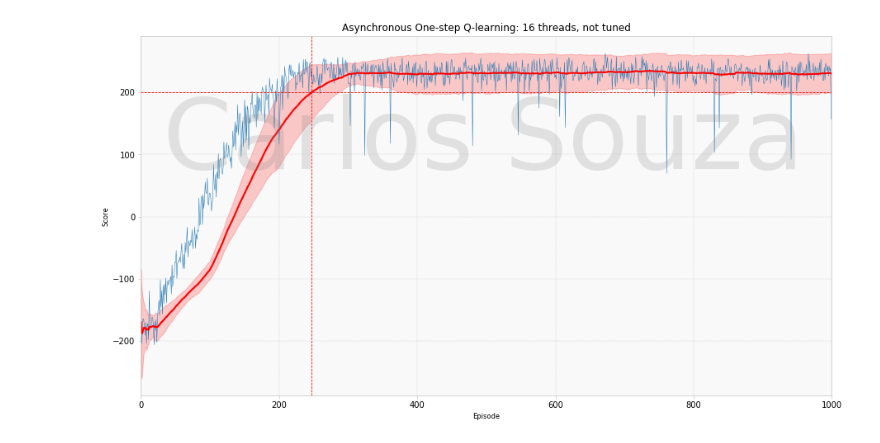
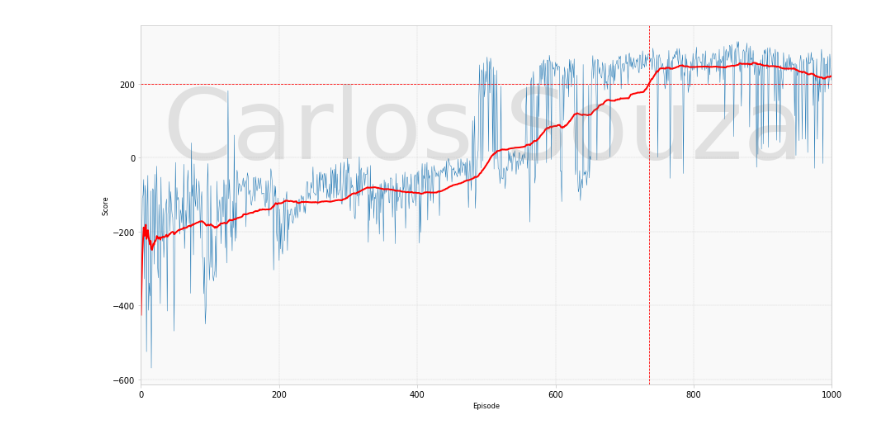
Before and after one commit to ucals/RLDM, a Jupyter notebook: project_2/plot_experiment.ipynb, the cells around one changed output. Saved outputs shown, nothing was run; the diff lists cells and outputs as text; code cells hidden in the pictures.

Commit message:
Finishing paper introduction and methods, and adding more experiments final results

```diff
--- a/project_2/plot_experiment.ipynb
+++ b/project_2/plot_experiment.ipynb
@@ -9,32 +9,39 @@ base_dir = 'experiments/e2_final'
 def load_experiment_df(filename):
     return pd.read_csv(filename, dtype={'episode': int}, index_col=0)
 # %%
-experiment = 'A'
+experiment = 'E08'
 
 df = load_experiment_df(f'{base_dir}/df_{experiment}.csv')
 fig, ax = plt.subplots(1, 1, figsize=(15, 8))
-ax.plot(df[['score_mean']], linewidth=0.5)
-ax.plot(df[['average_mean']], color='red', linewidth=2)
-ax.fill_between(df.index, df['average_mean'], df['average_mean'] + df['average_std'], color='red', alpha=0.2)
-ax.fill_between(df.index, df['average_mean'], df['average_mean'] - df['average_std'], color='red', alpha=0.2)
-ax.axhline(200, color='red', linewidth=0.8, linestyle='--')
-if df[df['average_mean'] > 200].shape[0] > 0:
-    ax.axvline(df[df['average_mean'] > 200].iloc[0].name, color='red', linewidth=0.8, linestyle='--')
+if 'score_mean' in df.columns:
+    ax.plot(df[['score_mean']], linewidth=0.5)
+    ax.plot(df[['average_mean']], color='red', linewidth=2)
+    ax.fill_between(df.index, df['average_mean'], df['average_mean'] + df['average_std'], color='red', alpha=0.2)
+    ax.fill_between(df.index, df['average_mean'], df['average_mean'] - df['average_std'], color='red', alpha=0.2)
+    ax.axhline(200, color='red', linewidth=0.8, linestyle='--')
+    if df[df['average_mean'] > 200].shape[0] > 0:
+        ax.axvline(df[df['average_mean'] > 200].iloc[0].name, color='red', linewidth=0.8, linestyle='--')
+else:
+    ax.plot(df[['score']], linewidth=0.5)
+    ax.plot(df[['average']], color='red', linewidth=2)
+    ax.axhline(200, color='red', linewidth=0.8, linestyle='--')
+    if df[df['average'] > 200].shape[0] > 0:
+        ax.axvline(df[df['average'] > 200].iloc[0].name, color='red', linewidth=0.8, linestyle='--')
 
 #ax.set_xlim(0, df[df['average_mean'] > 200].iloc[0].name + 100)
 ax.set_xlim(0, 1000)
 
-ax.set_title('Asynchronous One-step Q-learning: 16 threads, not tuned')
+#ax.set_title('Asynchronous One-step Q-learning: 16 threads, not tuned')
 ax.set_xlabel('Episode', size='small')
 ax.set_ylabel('Score', size='small')
 ax.tick_params(axis='both', which='major', labelsize=10)
 
 ax.grid(b=True, which='major', color='#cccccc', linewidth=0.4, linestyle='--')
 ax.set_facecolor('#f9f9f9')
 _ = plt.setp(ax.spines.values(), color='#cccccc')
 _ = plt.setp([ax.get_xticklines(), ax.get_yticklines()], color='#cccccc')
 
 font = {'color':  'gray', 'weight': 'normal', 'size': 120, 'alpha': 0.2}
 _ = fig.text(0.15, 0.6, 'Carlos Souza', fontdict=font)
 # %% [output]
-[figure, old version]
+[figure, new version]
```
Also changed, not shown: parts of 1 cell of this notebook, 54 other files.
